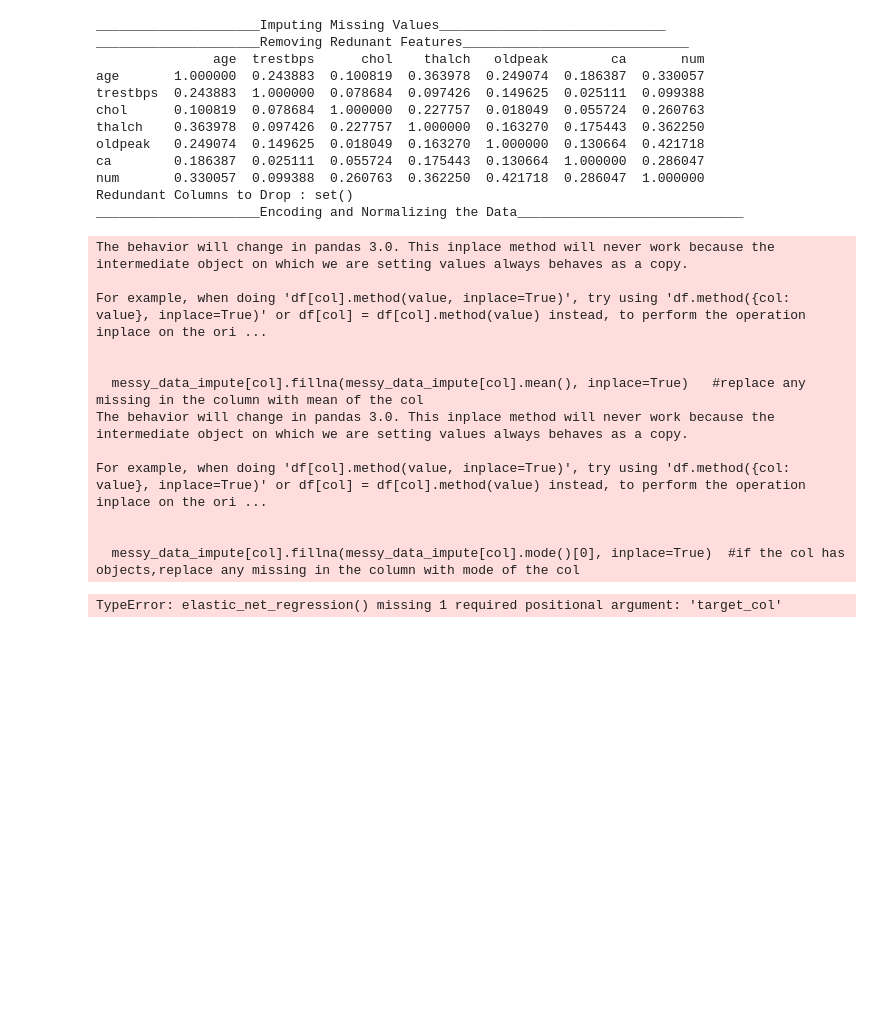
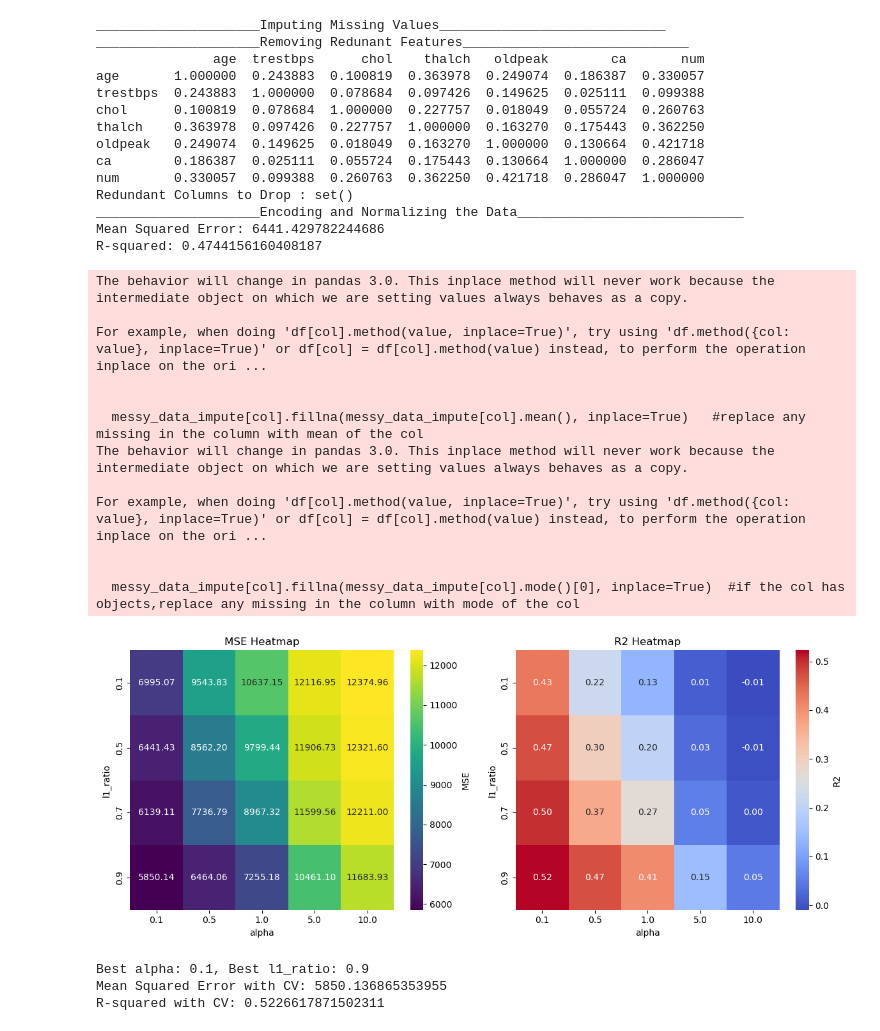
Before and after one commit to codewithprags/BINF-5007-Materials, a Jupyter notebook: Assignment 2/Scripts/main.ipynb, the cells around one changed output. Cells and saved outputs as stored; diff of their text form; code cells hidden in the pictures; blank space fills up the shorter version.

```diff
--- a/Assignment 2/Scripts/main.ipynb
+++ b/Assignment 2/Scripts/main.ipynb
@@ -44,33 +44,37 @@ clean_heart_data = reg_model.clean_data(heart_disease)
 clean_heart_data = dp.impute_missing_values(clean_heart_data,strategy='mean',target_col='chol')
 clean_heart_data = dp.remove_outliers(clean_heart_data, target_col='chol')
 clean_heart_data = dp.remove_redundant_features(clean_heart_data)
 clean_heart_data = dp.normalize_data(clean_heart_data, target_col='chol')
-clean_heart_data.to_csv('D:/VSCode ProjectsRepos/BINF-5007-Materials/Assignment 2/Data/encoded_heart_disease_data.csv', index=False)
-
 reg_model.elastic_net_regression(clean_heart_data)
+clean_heart_data.to_csv('D:/VSCode ProjectsRepos/BINF-5007-Materials/Assignment 2/Data/Linear_reg_heart_disease.csv', index=False)
 # %% [output]
 _____________________Imputing Missing Values_____________________________
 _____________________Removing Redunant Features_____________________________
                age  trestbps      chol    thalch   oldpeak        ca       num
 age       1.000000  0.243883  0.100819  0.363978  0.249074  0.186387  0.330057
 trestbps  0.243883  1.000000  0.078684  0.097426  0.149625  0.025111  0.099388
 chol      0.100819  0.078684  1.000000  0.227757  0.018049  0.055724  0.260763
 thalch    0.363978  0.097426  0.227757  1.000000  0.163270  0.175443  0.362250
 oldpeak   0.249074  0.149625  0.018049  0.163270  1.000000  0.130664  0.421718
 ca        0.186387  0.025111  0.055724  0.175443  0.130664  1.000000  0.286047
 num       0.330057  0.099388  0.260763  0.362250  0.421718  0.286047  1.000000
 Redundant Columns to Drop : set()
 _____________________Encoding and Normalizing the Data_____________________________
+Mean Squared Error: 6441.429782244686
+R-squared: 0.4744156160408187
 The behavior will change in pandas 3.0. This inplace method will never work because the intermediate object on which we are setting values always behaves as a copy.
 
 For example, when doing 'df[col].method(value, inplace=True)', try using 'df.method({col: value}, inplace=True)' or df[col] = df[col].method(value) instead, to perform the operation inplace on the ori ...
 
 
   messy_data_impute[col].fillna(messy_data_impute[col].mean(), inplace=True)   #replace any missing in the column with mean of the col
 The behavior will change in pandas 3.0. This inplace method will never work because the intermediate object on which we are setting values always behaves as a copy.
 
 For example, when doing 'df[col].method(value, inplace=True)', try using 'df.method({col: value}, inplace=True)' or df[col] = df[col].method(value) instead, to perform the operation inplace on the ori ...
 
 
   messy_data_impute[col].fillna(messy_data_impute[col].mode()[0], inplace=True)  #if the col has objects,replace any missing in the column with mode of the col
+[figure, added]
-TypeError: elastic_net_regression() missing 1 required positional argument: 'target_col'
+Best alpha: 0.1, Best l1_ratio: 0.9
+Mean Squared Error with CV: 5850.136865353955
+R-squared with CV: 0.5226617871502311
```
Also changed, not shown: parts of 1 cell of this notebook, 3 other files.
